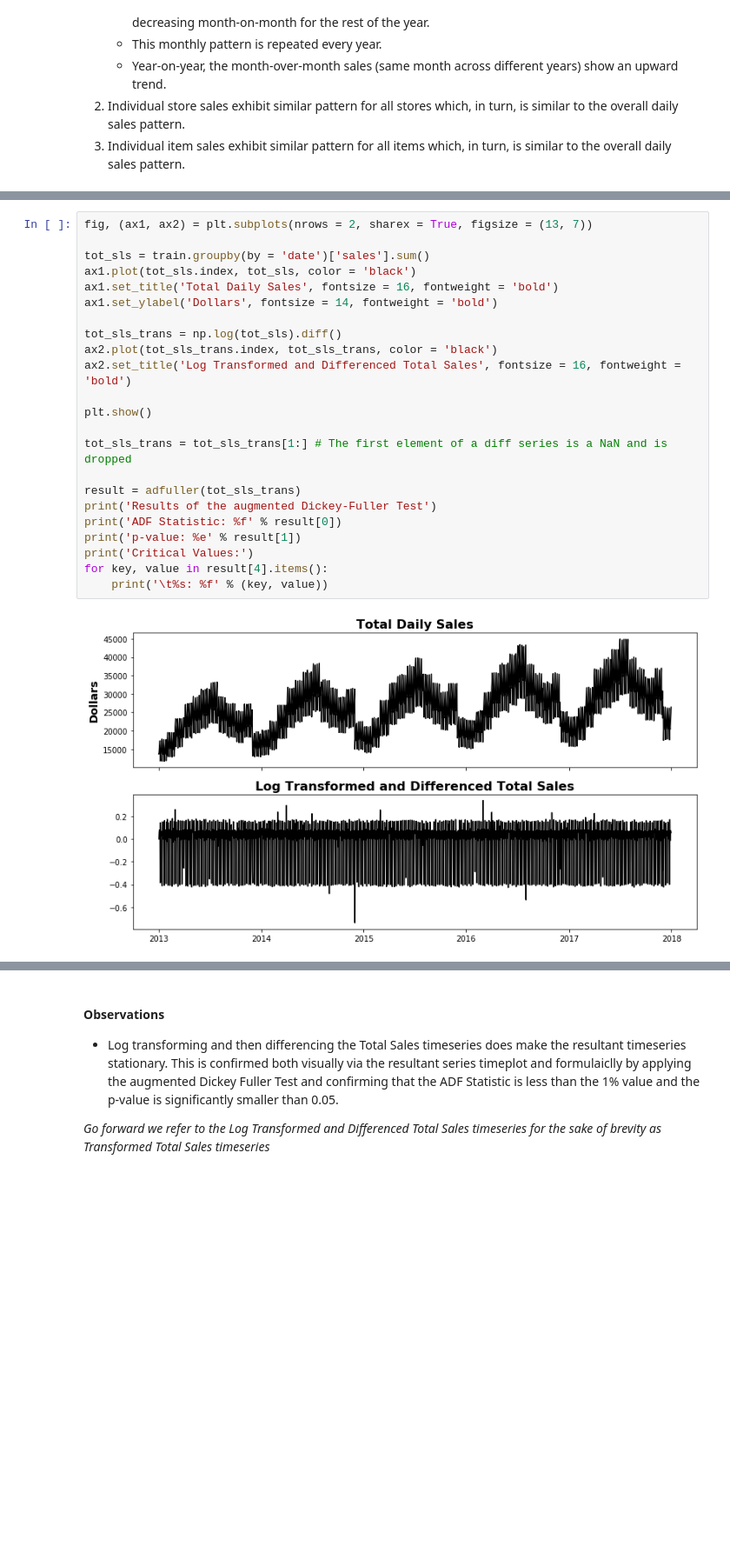
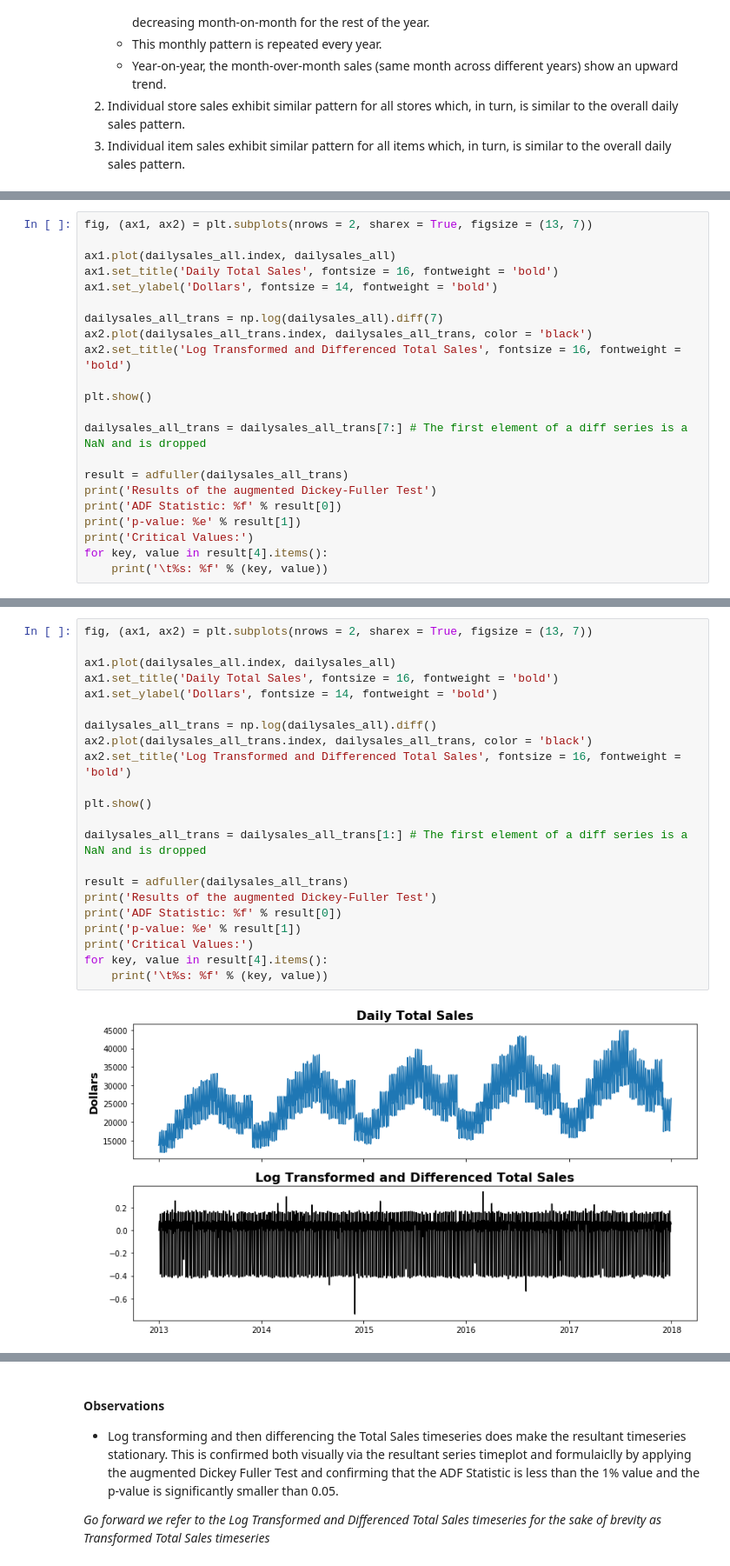
Before and after one commit to sanjeevgadre/Kaggle-Time-Series, a Jupyter notebook: EDA.ipynb, the cells around one changed output, grey strips where cells are left out. Shown at 87% size. Saved outputs shown, nothing was run; the diff lists cells and outputs as text; blank space fills up the shorter version.

```diff
--- a/EDA.ipynb
+++ b/EDA.ipynb
@@ -279 +318,23 @@ plt.show()
     <li>The series is log transformed to dampen the variance and differenced to eliminate the trend. The plot of the resultant series and the augmented Dickey-Fuller test is used to confirm if the resultant series is stationary
+# %%
+fig, (ax1, ax2) = plt.subplots(nrows = 2, sharex = True, figsize = (13, 7))
+
+ax1.plot(dailysales_all.index, dailysales_all)
+ax1.set_title('Daily Total Sales', fontsize = 16, fontweight = 'bold')
+ax1.set_ylabel('Dollars', fontsize = 14, fontweight = 'bold')
+
+dailysales_all_trans = np.log(dailysales_all).diff(7)
+ax2.plot(dailysales_all_trans.index, dailysales_all_trans, color = 'black')
+ax2.set_title('Log Transformed and Differenced Total Sales', fontsize = 16, fontweight = 'bold')
+
+plt.show()
+
+dailysales_all_trans = dailysales_all_trans[7:] # The first element of a diff series is a NaN and is dropped
+
+result = adfuller(dailysales_all_trans)
+print('Results of the augmented Dickey-Fuller Test')
+print('ADF Statistic: %f' % result[0])
+print('p-value: %e' % result[1])
+print('Critical Values:')
+for key, value in result[4].items():
+    print('\t%s: %f' % (key, value))
@@ -280,28 +368,27 @@ plt.show()
 # %%
 fig, (ax1, ax2) = plt.subplots(nrows = 2, sharex = True, figsize = (13, 7))
 
-tot_sls = train.groupby(by = 'date')['sales'].sum()
-ax1.plot(tot_sls.index, tot_sls, color = 'black')
-ax1.set_title('Total Daily Sales', fontsize = 16, fontweight = 'bold')
+ax1.plot(dailysales_all.index, dailysales_all)
+ax1.set_title('Daily Total Sales', fontsize = 16, fontweight = 'bold')
 ax1.set_ylabel('Dollars', fontsize = 14, fontweight = 'bold')
 
-tot_sls_trans = np.log(tot_sls).diff()
-ax2.plot(tot_sls_trans.index, tot_sls_trans, color = 'black')
+dailysales_all_trans = np.log(dailysales_all).diff()
+ax2.plot(dailysales_all_trans.index, dailysales_all_trans, color = 'black')
 ax2.set_title('Log Transformed and Differenced Total Sales', fontsize = 16, fontweight = 'bold')
 
 plt.show()
 
-tot_sls_trans = tot_sls_trans[1:] # The first element of a diff series is a NaN and is dropped
+dailysales_all_trans = dailysales_all_trans[1:] # The first element of a diff series is a NaN and is dropped
 
-result = adfuller(tot_sls_trans)
+result = adfuller(dailysales_all_trans)
 print('Results of the augmented Dickey-Fuller Test')
 print('ADF Statistic: %f' % result[0])
 print('p-value: %e' % result[1])
 print('Critical Values:')
 for key, value in result[4].items():
     print('\t%s: %f' % (key, value))
 # %% [output]
-[figure, old version]
+[figure, new version]
 Results of the augmented Dickey-Fuller Test
 ADF Statistic: -9.006513
 p-value: 6.290411e-15
```
Also changed, not shown: parts of 39 cells of this notebook.
